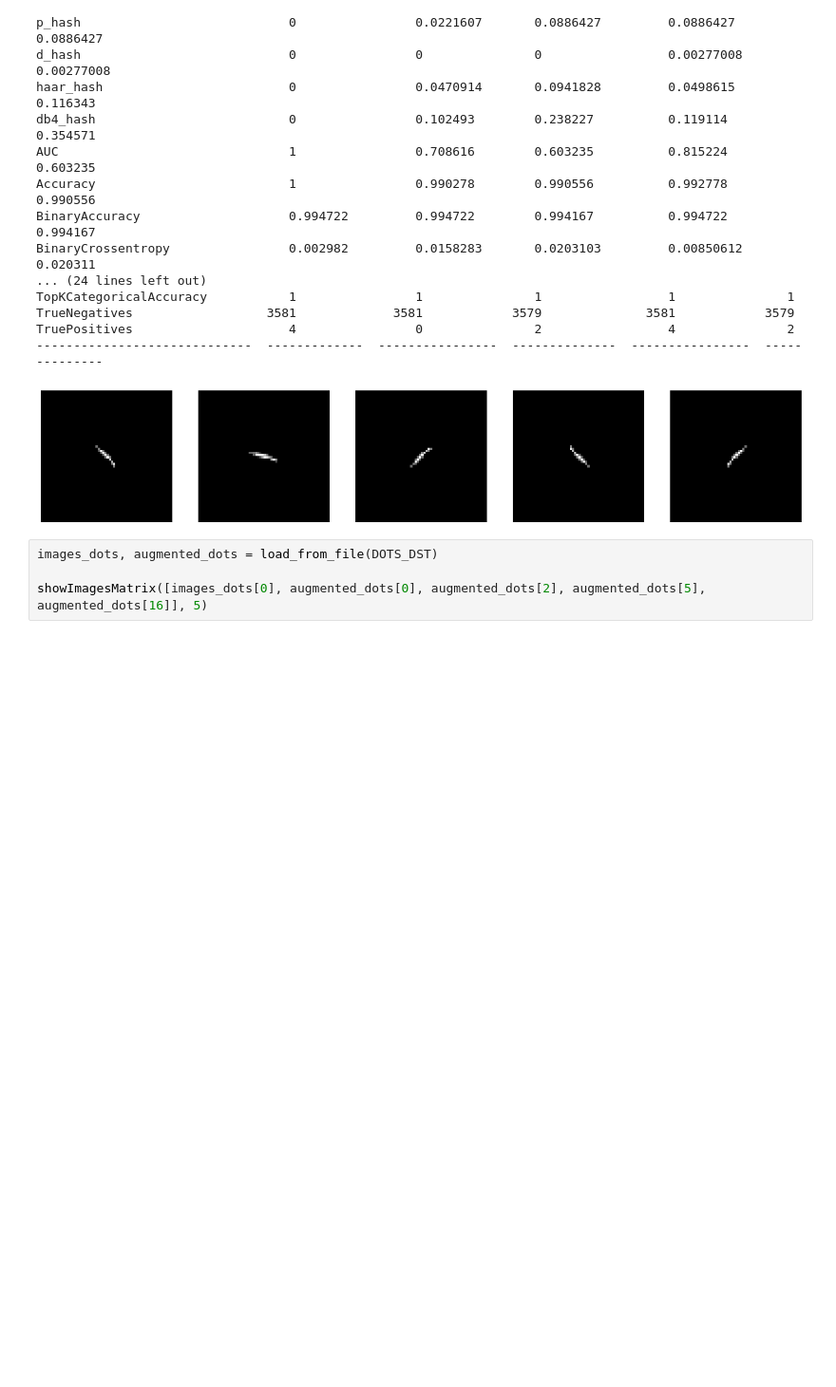
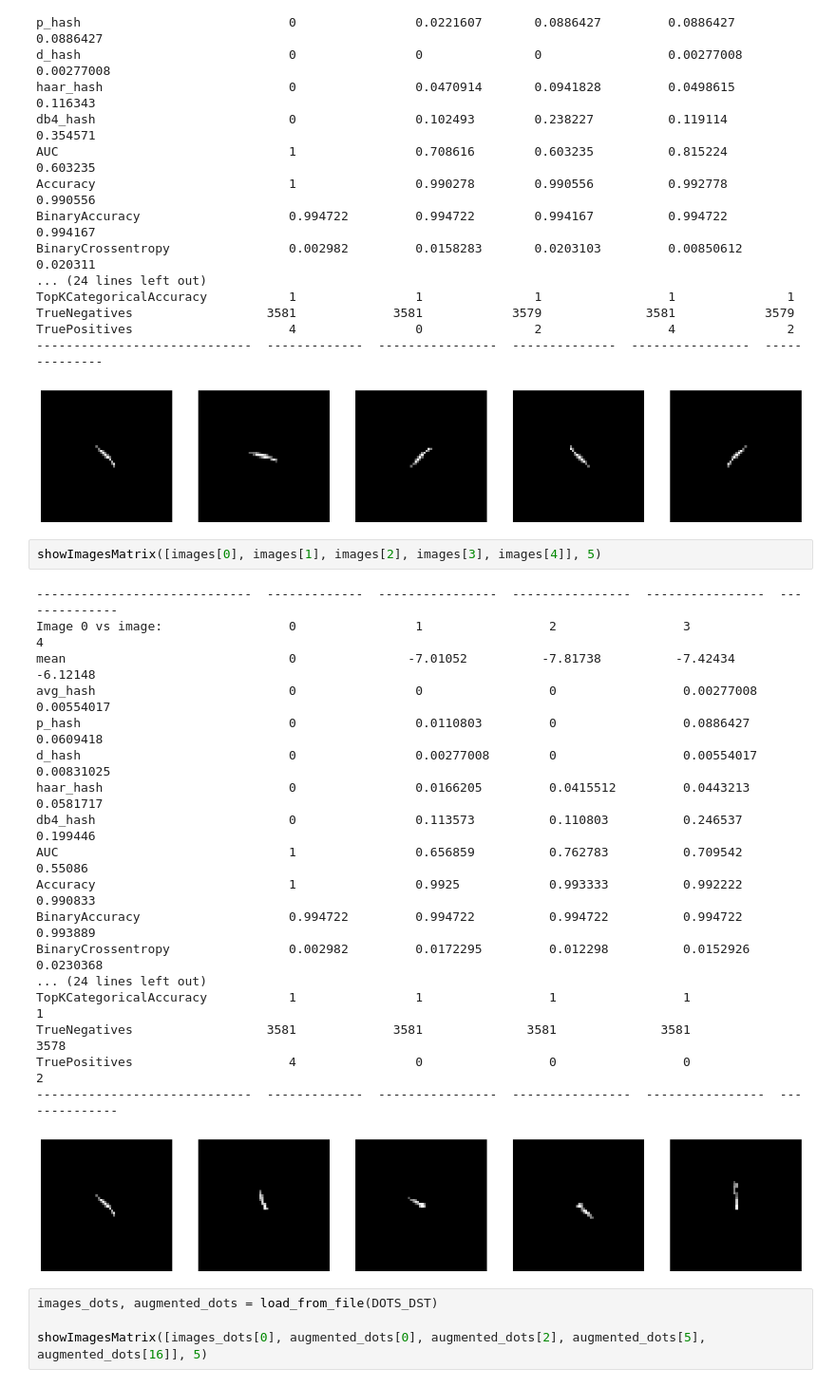
Before and after one commit to marp-science/credo-anomalies, a Jupyter notebook: metrics_compare.ipynb, the cells around one changed output. Shown at 95% size. Cells and saved outputs as stored; diff of their text form; blank space fills up the shorter version.

```diff
--- a/metrics_compare.ipynb
+++ b/metrics_compare.ipynb
@@ -181,6 +166,27 @@ TrueNegatives                  3581             3581            3579
 TruePositives                     4                0               2                 4               2
 -----------------------------  -------------  ----------------  --------------  ----------------  --------------
 [figure]
+# %%
+showImagesMatrix([images[0], images[1], images[2], images[3], images[4]], 5)
+# %% [output]
+-----------------------------  -------------  ----------------  ----------------  ----------------  --------------
+Image 0 vs image:                 0                1                 2                 3               4
+mean                              0               -7.01052          -7.81738          -7.42434        -6.12148
+avg_hash                          0                0                 0                 0.00277008      0.00554017
+p_hash                            0                0.0110803         0                 0.0886427       0.0609418
+d_hash                            0                0.00277008        0                 0.00554017      0.00831025
+haar_hash                         0                0.0166205         0.0415512         0.0443213       0.0581717
+db4_hash                          0                0.113573          0.110803          0.246537        0.199446
+AUC                               1                0.656859          0.762783          0.709542        0.55086
+Accuracy                          1                0.9925            0.993333          0.992222        0.990833
+BinaryAccuracy                    0.994722         0.994722          0.994722          0.994722        0.993889
+BinaryCrossentropy                0.002982         0.0172295         0.012298          0.0152926       0.0230368
+... (24 lines left out)
+TopKCategoricalAccuracy           1                1                 1                 1               1
+TrueNegatives                  3581             3581              3581              3581            3578
+TruePositives                     4                0                 0                 0               2
+-----------------------------  -------------  ----------------  ----------------  ----------------  --------------
+[figure, added]
 # %%
 images_dots, augmented_dots = load_from_file(DOTS_DST)
 
```
Also changed, not shown: parts of 4 cells of this notebook, 4 other files.
